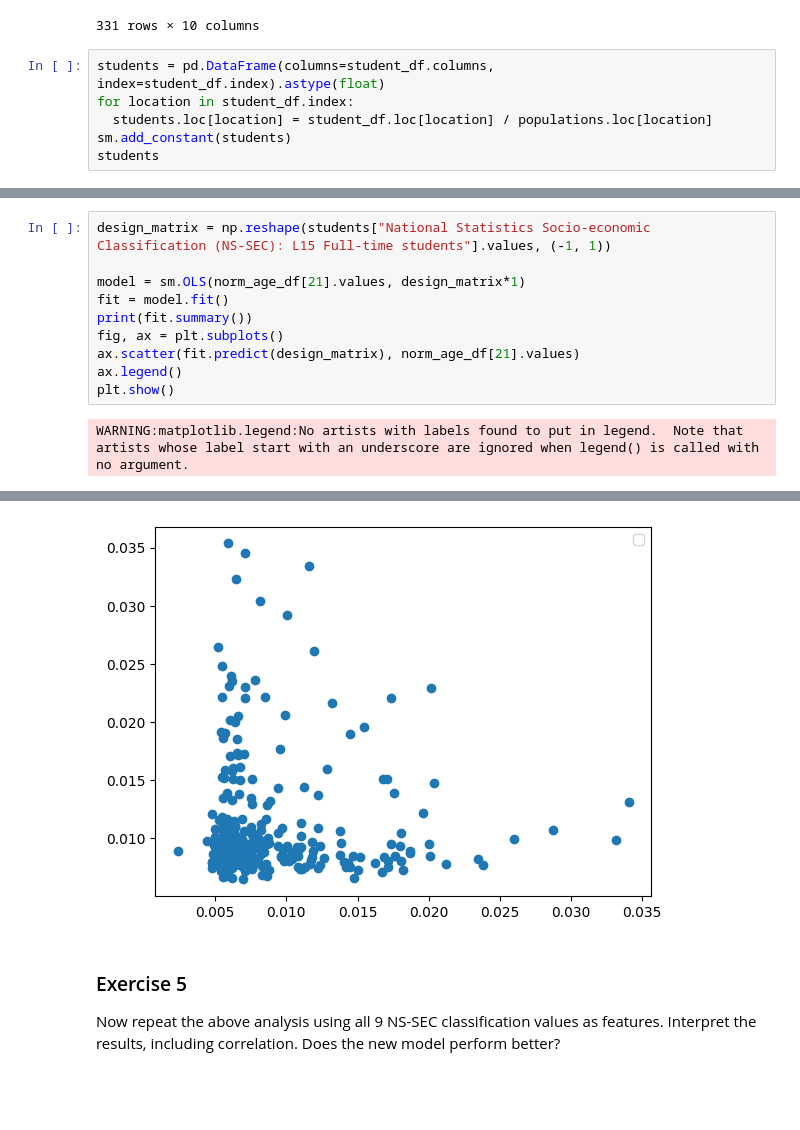
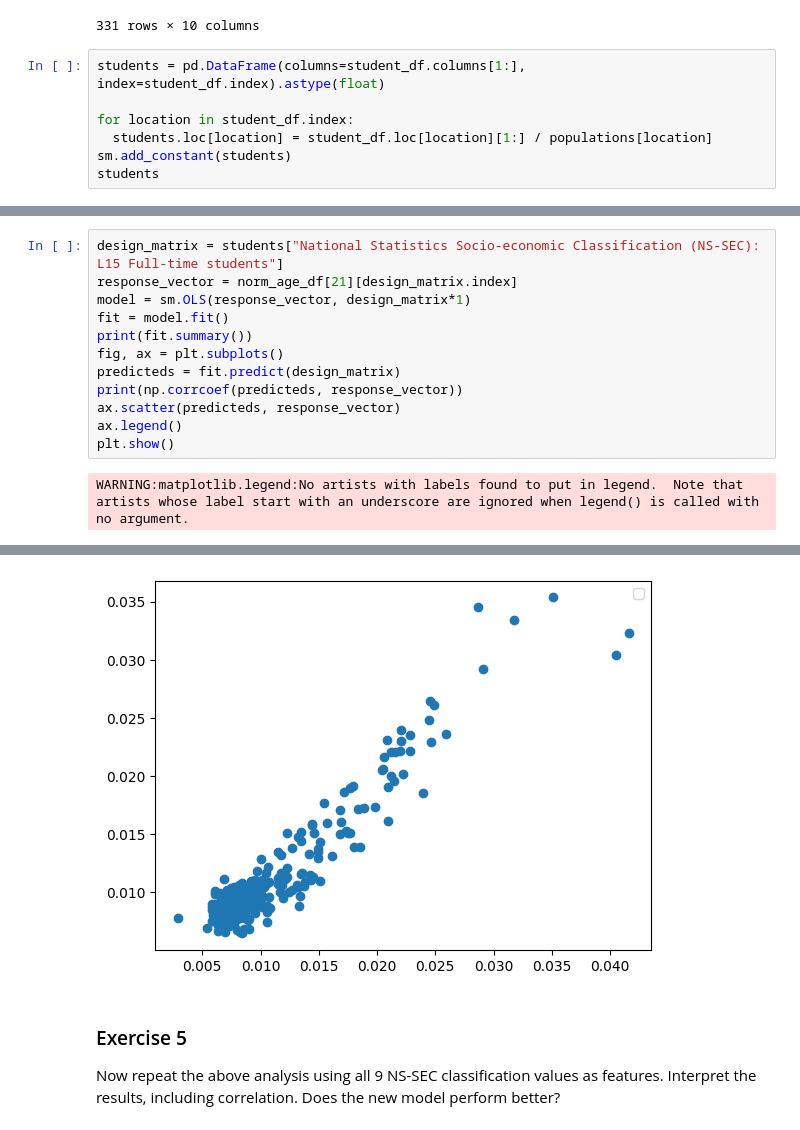
Before and after one commit to EuanWorth/ecw66_ads_2024, a Jupyter notebook: Practical_3.ipynb, the cells around one changed output, grey strips where cells are left out. Drawn from its saved outputs; the diff is of its cells as text; blank space fills up the shorter version.

```diff
--- a/Practical_3.ipynb
+++ b/Practical_3.ipynb
@@ -834,9 +834,10 @@ student_df
 | Merthyr Tydfil | 47677 | 3188 | 8289 | 5666 | ... |
 331 rows × 10 columns
 # %%
-students = pd.DataFrame(columns=student_df.columns, index=student_df.index).astype(float)
+students = pd.DataFrame(columns=student_df.columns[1:], index=student_df.index).astype(float)
+
 for location in student_df.index:
-  students.loc[location] = student_df.loc[location] / populations.loc[location]
+  students.loc[location] = student_df.loc[location][1:] / populations[location]
 sm.add_constant(students)
 students
 # %% [output]
@@ -857,11 +858,13 @@ students
 # %%
-design_matrix = np.reshape(students["National Statistics Socio-economic Classification (NS-SEC): L15 Full-time students"].values, (-1, 1))
-
-model = sm.OLS(norm_age_df[21].values, design_matrix*1)
+design_matrix = students["National Statistics Socio-economic Classification (NS-SEC): L15 Full-time students"]
+response_vector = norm_age_df[21][design_matrix.index]
+model = sm.OLS(response_vector, design_matrix*1)
 fit = model.fit()
 print(fit.summary())
 fig, ax = plt.subplots()
-ax.scatter(fit.predict(design_matrix), norm_age_df[21].values)
+predicteds = fit.predict(design_matrix)
+print(np.corrcoef(predicteds, response_vector))
+ax.scatter(predicteds, response_vector)
 ax.legend()
 plt.show()
 # %% [output]
@@ -886,4 +889,4 @@ Notes:
-[figure, old version]
+[figure, new version]
 # %% [markdown]
 ### Exercise 5
 
```
Also changed, not shown: parts of 22 cells of this notebook.
